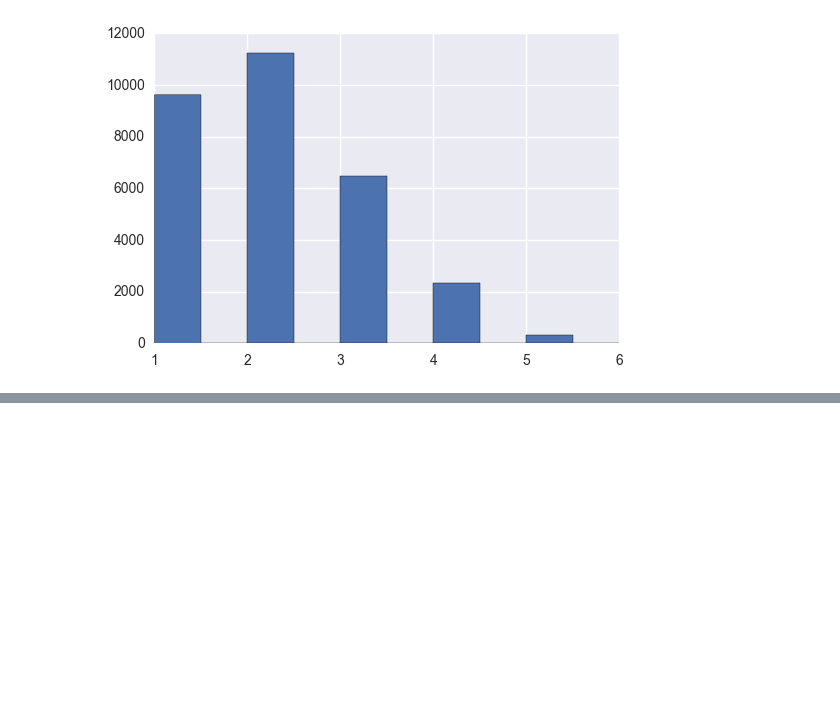
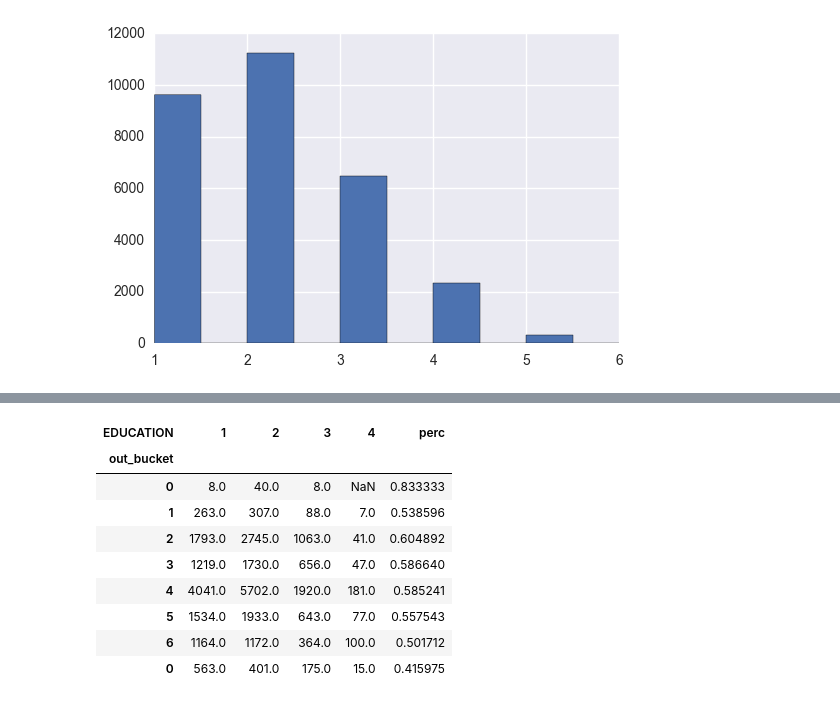
Before and after one commit to innovator-arjun/Credit-Card-AL-ML-Analytics, a Jupyter notebook: Credit Card Farud ML-AI-Python_Analytics.ipynb, the cells around one changed output, grey strips where cells are left out. Saved outputs shown, nothing was run; the diff lists cells and outputs as text; code cells hidden in the pictures; blank space fills up the shorter version.

```diff
--- a/Credit Card Farud ML-AI-Python_Analytics.ipynb
+++ b/Credit Card Farud ML-AI-Python_Analytics.ipynb
@@ -286,0 +285,13 @@ corr_2_cols('out_bucket', 'AgeBin')
+# %%
+corr_2_cols('out_bucket','EDUCATION')
+# %% [output]
+| EDUCATION | 1 | 2 | 3 | 4 | perc |
+| out_bucket |  |  |  |  |  |
+| 0 | 8.0 | 40.0 | 8.0 | NaN | 0.833333 |
+| 1 | 263.0 | 307.0 | 88.0 | 7.0 | 0.538596 |
+| 2 | 1793.0 | 2745.0 | 1063.0 | 41.0 | 0.604892 |
+| 3 | 1219.0 | 1730.0 | 656.0 | 47.0 | 0.586640 |
+| 4 | 4041.0 | 5702.0 | 1920.0 | 181.0 | 0.585241 |
+| 5 | 1534.0 | 1933.0 | 643.0 | 77.0 | 0.557543 |
+| 6 | 1164.0 | 1172.0 | 364.0 | 100.0 | 0.501712 |
+| 0 | 563.0 | 401.0 | 175.0 | 15.0 | 0.415975 |
```
Also changed, not shown: parts of 8 cells of this notebook.
